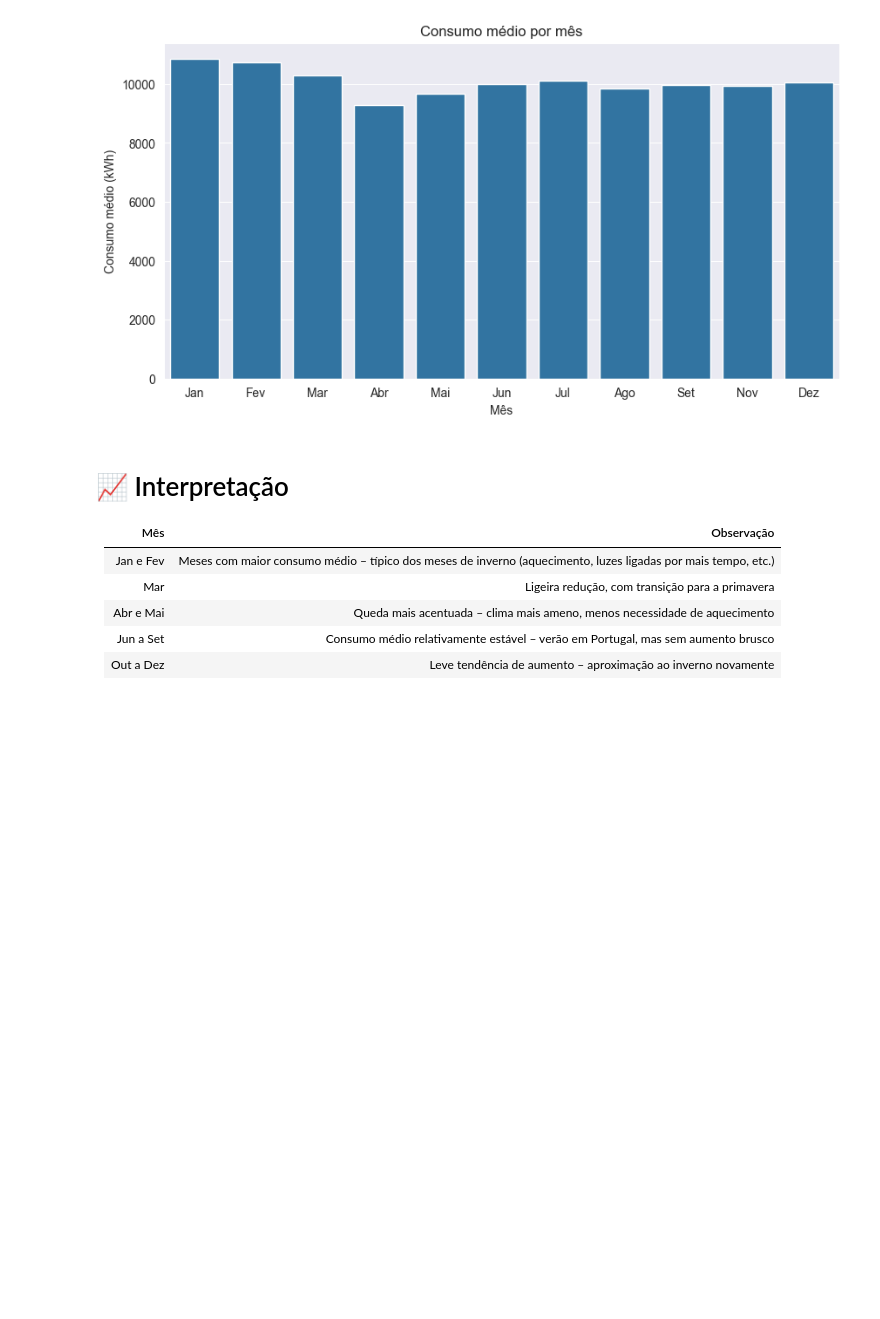
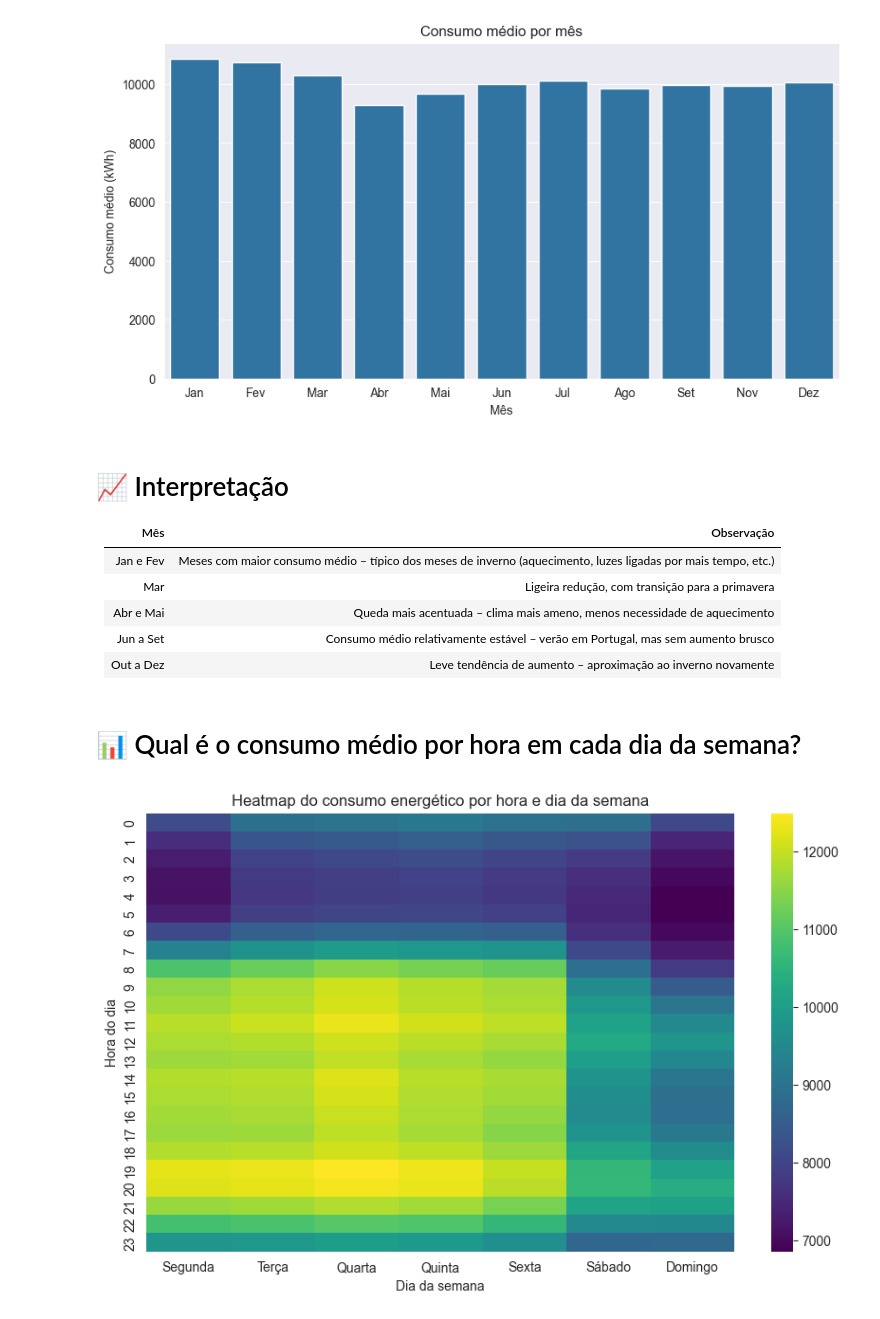
Before and after one commit to heyliceeee/previsao-do-consumo-energetico-com-ml, a Jupyter notebook: statsDataset.ipynb, the cells around one changed output. Cells and saved outputs as stored; diff of their text form; code cells hidden in the pictures; blank space fills up the shorter version.

Commit message:
✨feat: Há meses e horas com padrões muito diferentes?

```diff
--- a/statsDataset.ipynb
+++ b/statsDataset.ipynb
@@ -208,3 +208,25 @@ plt.show()
 | Abr e Mai | Queda mais acentuada – clima mais ameno, menos necessidade de aquecimento |
 | Jun a Set | Consumo médio relativamente estável – verão em Portugal, mas sem aumento brusco |
 | Out a Dez | Leve tendência de aumento – aproximação ao inverno novamente |
+# %% [markdown]
+# 📊 Qual é o consumo médio por hora em cada dia da semana?
+# %%
+# Se ainda não tiveres estas colunas:
+df['Hour'] = df.index.hour
+df['Weekday'] = df['Day of the Week']
+
+# Ordenar os dias para visualização correta
+ordem_dias = ['Segunda', 'Terça', 'Quarta', 'Quinta', 'Sexta', 'Sábado', 'Domingo']
+
+# Criar tabela com média de consumo por dia/hora
+tabela = df.pivot_table(index='Hour', columns='Weekday', values='Active Energy (kWh)', aggfunc='mean')
+tabela = tabela[ordem_dias]
+
+plt.figure(figsize=(10, 6))
+sns.heatmap(tabela, cmap='viridis')
+plt.title('Heatmap do consumo energético por hora e dia da semana')
+plt.xlabel('Dia da semana')
+plt.ylabel('Hora do dia')
+plt.show()
+# %% [output]
+[figure, added]
```
Also changed, not shown: parts of 10 cells of this notebook.
